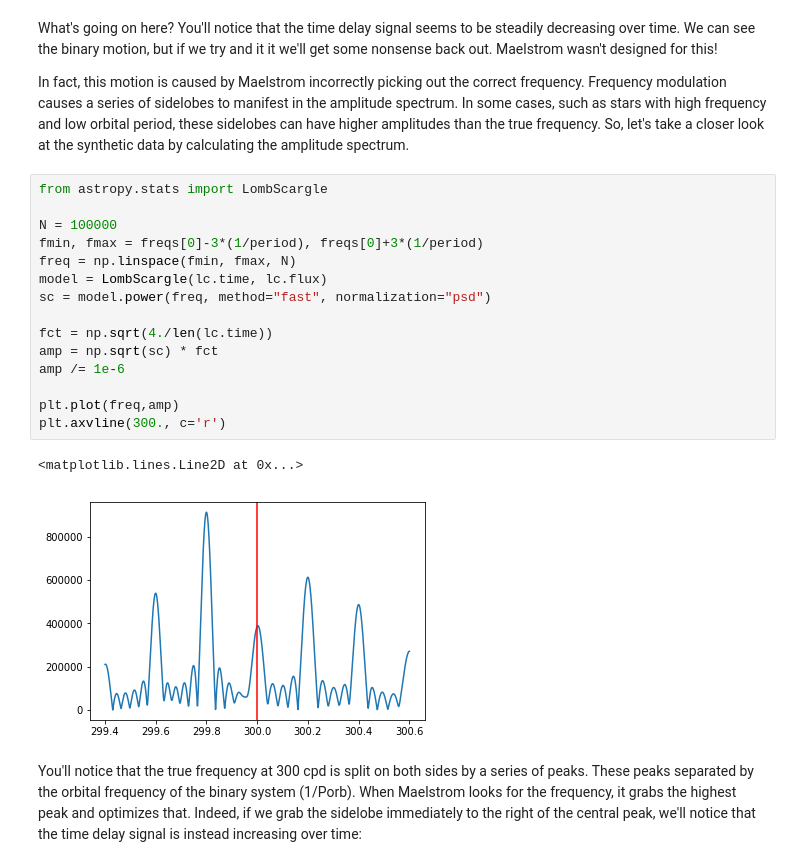
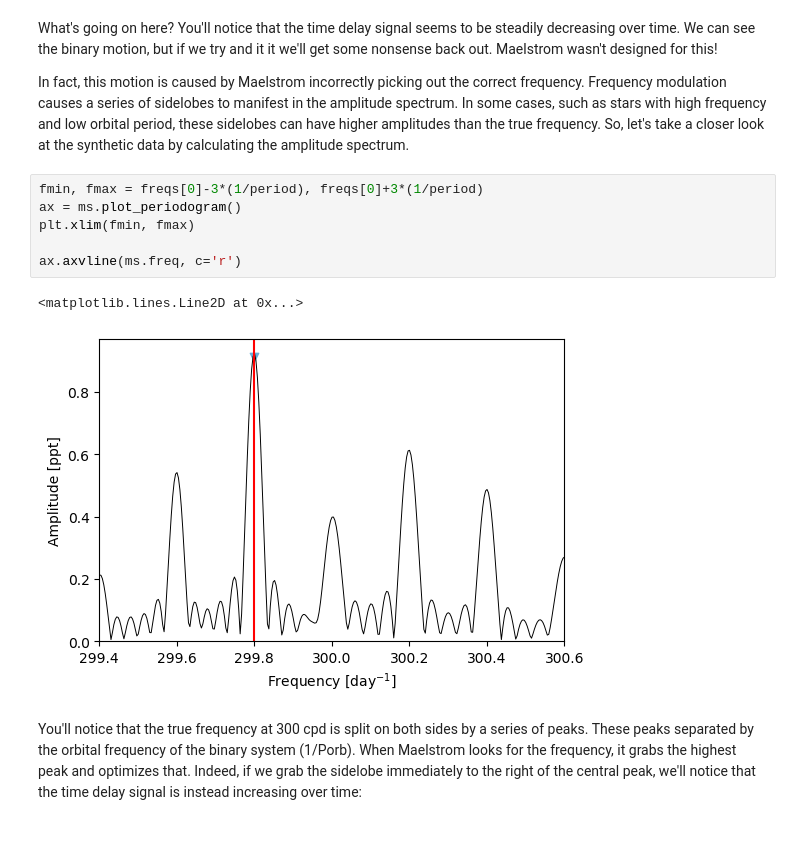
Before and after one commit to danhey/maelstrom, a Jupyter notebook: docs/notebooks/Estimating frequencies.ipynb, the cells around one changed output. Drawn from its saved outputs; the diff is of its cells as text; blank space fills up the shorter version.

```diff
--- a/docs/notebooks/Estimating frequencies.ipynb
+++ b/docs/notebooks/Estimating frequencies.ipynb
@@ -86,24 +52,15 @@ ms.first_look(segment_size=0.05)
 What's going on here? You'll notice that the time delay signal seems to be steadily decreasing over time. We can see the binary motion, but if we try and it it we'll get some nonsense back out. Maelstrom wasn't designed for this!
 
 In fact, this motion is caused by Maelstrom incorrectly picking out the correct frequency. Frequency modulation causes a series of sidelobes to manifest in the amplitude spectrum. In some cases, such as stars with high frequency and low orbital period, these sidelobes can have higher amplitudes than the true frequency. So, let's take a closer look at the synthetic data by calculating the amplitude spectrum.
-# %%
-from astropy.stats import LombScargle
-
-N = 100000
-fmin, fmax = freqs[0]-3*(1/period), freqs[0]+3*(1/period)
-freq = np.linspace(fmin, fmax, N)
-model = LombScargle(lc.time, lc.flux)
-sc = model.power(freq, method="fast", normalization="psd")
-
-fct = np.sqrt(4./len(lc.time))
-amp = np.sqrt(sc) * fct
-amp /= 1e-6
-
-plt.plot(freq,amp)
-plt.axvline(300., c='r')
-# %% [output]
-<matplotlib.lines.Line2D at 0x...>
-[figure, removed]
+# %%
+fmin, fmax = freqs[0]-3*(1/period), freqs[0]+3*(1/period)
+ax = ms.plot_periodogram()
+plt.xlim(fmin, fmax)
+
+ax.axvline(ms.freq, c='r')
+# %% [output]
+<matplotlib.lines.Line2D at 0x...>
+[figure, added]
 # %% [markdown]
 You'll notice that the true frequency at 300 cpd is split on both sides by a series of peaks. These peaks separated by the orbital frequency of the binary system (1/Porb). When Maelstrom looks for the frequency, it grabs the highest peak and optimizes that. Indeed, if we grab the sidelobe immediately to the right of the central peak, we'll notice that the time delay signal is instead increasing over time:
 # %%
```
Also changed, not shown: parts of 7 cells of this notebook, 8 other files.
